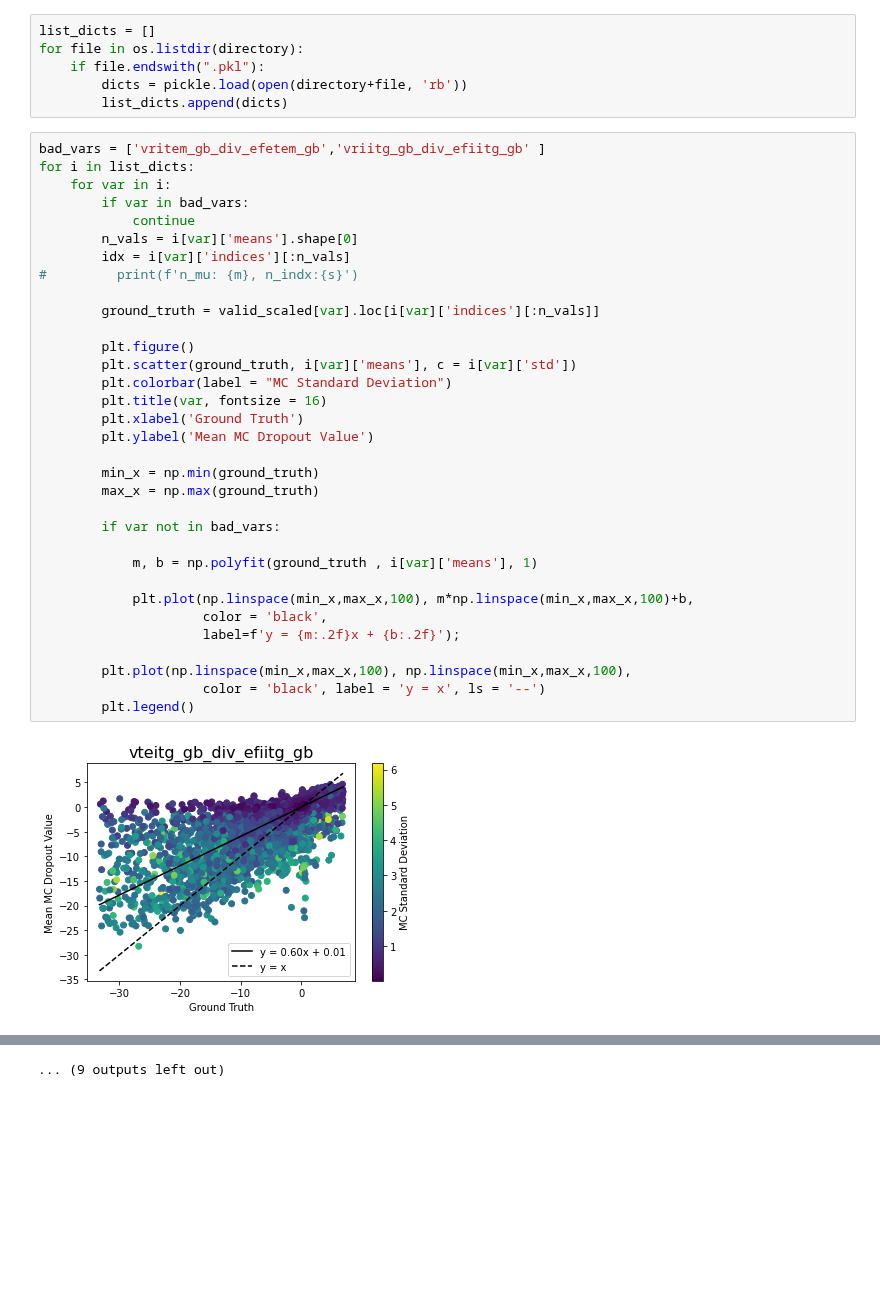
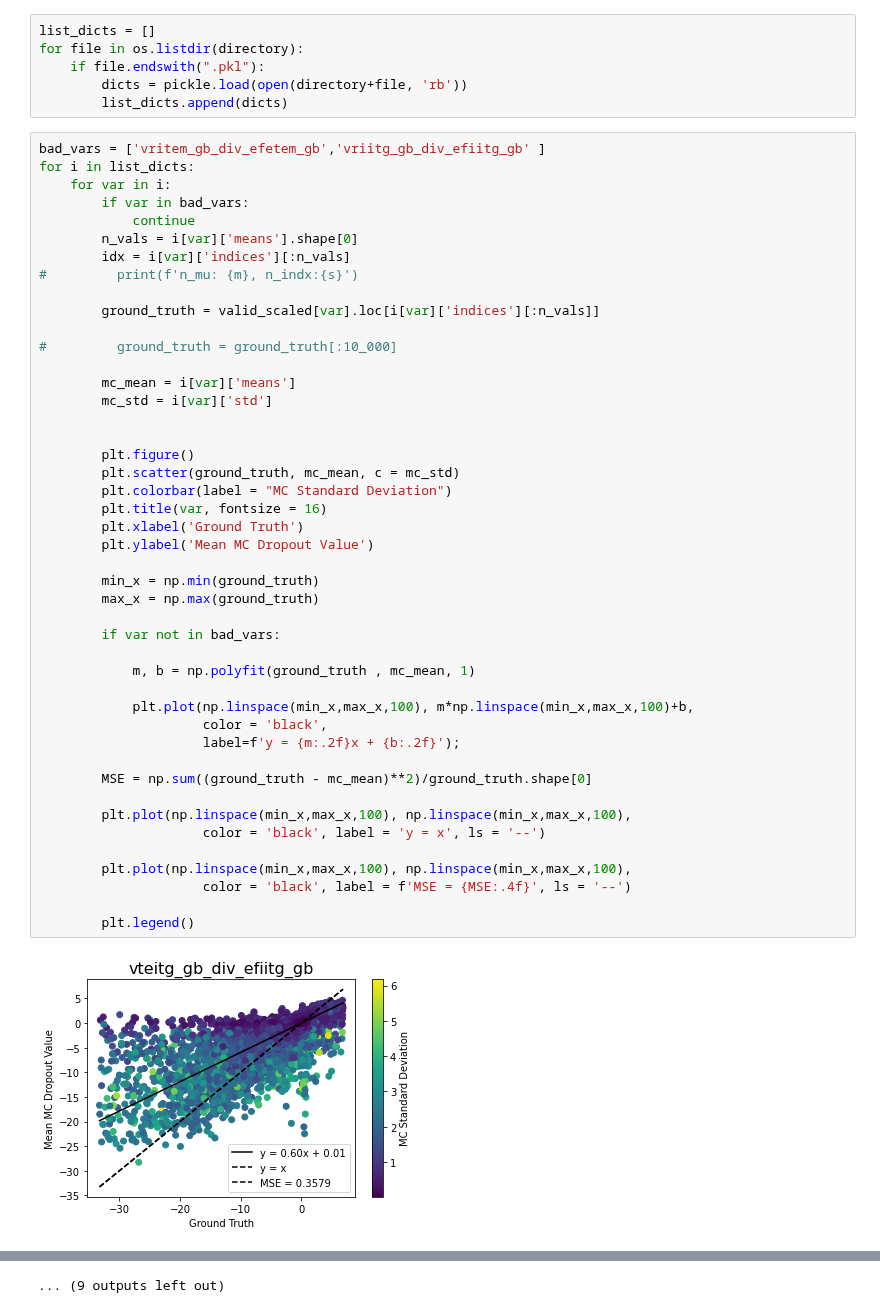
Before and after one commit to zcapjdb/UKAEAGroupProject, a Jupyter notebook: src/notebooks/RegressionVariance.ipynb, the cells around one changed output, grey strips where cells are left out. Drawn from its saved outputs; the diff is of its cells as text; blank space fills up the shorter version.

Commit message:
Regression plot update

```diff
--- a/src/notebooks/RegressionVariance.ipynb
+++ b/src/notebooks/RegressionVariance.ipynb
@@ -40,33 +40,45 @@ bad_vars = ['vritem_gb_div_efetem_gb','vriitg_gb_div_efiitg_gb' ]
 for i in list_dicts:
     for var in i:
         if var in bad_vars:
             continue
         n_vals = i[var]['means'].shape[0]
         idx = i[var]['indices'][:n_vals]
 #         print(f'n_mu: {m}, n_indx:{s}')
 
         ground_truth = valid_scaled[var].loc[i[var]['indices'][:n_vals]]
 
+#         ground_truth = ground_truth[:10_000]
+
+        mc_mean = i[var]['means']
+        mc_std = i[var]['std']
+
+
         plt.figure()
-        plt.scatter(ground_truth, i[var]['means'], c = i[var]['std'])
+        plt.scatter(ground_truth, mc_mean, c = mc_std)
         plt.colorbar(label = "MC Standard Deviation")
         plt.title(var, fontsize = 16)
         plt.xlabel('Ground Truth')
         plt.ylabel('Mean MC Dropout Value')
 
         min_x = np.min(ground_truth)
         max_x = np.max(ground_truth)
 
         if var not in bad_vars:
 
-            m, b = np.polyfit(ground_truth , i[var]['means'], 1)
+            m, b = np.polyfit(ground_truth , mc_mean, 1)
 
             plt.plot(np.linspace(min_x,max_x,100), m*np.linspace(min_x,max_x,100)+b,
                      color = 'black',
                      label=f'y = {m:.2f}x + {b:.2f}');
 
+        MSE = np.sum((ground_truth - mc_mean)**2)/ground_truth.shape[0]
+
         plt.plot(np.linspace(min_x,max_x,100), np.linspace(min_x,max_x,100),
                      color = 'black', label = 'y = x', ls = '--')
+
+        plt.plot(np.linspace(min_x,max_x,100), np.linspace(min_x,max_x,100),
+                     color = 'black', label = f'MSE = {MSE:.4f}', ls = '--')
+
         plt.legend()
 # %% [output]
-[figure, old version]
+[figure, new version]
```
Also changed, not shown: parts of 1 cell of this notebook, 2 other files.
